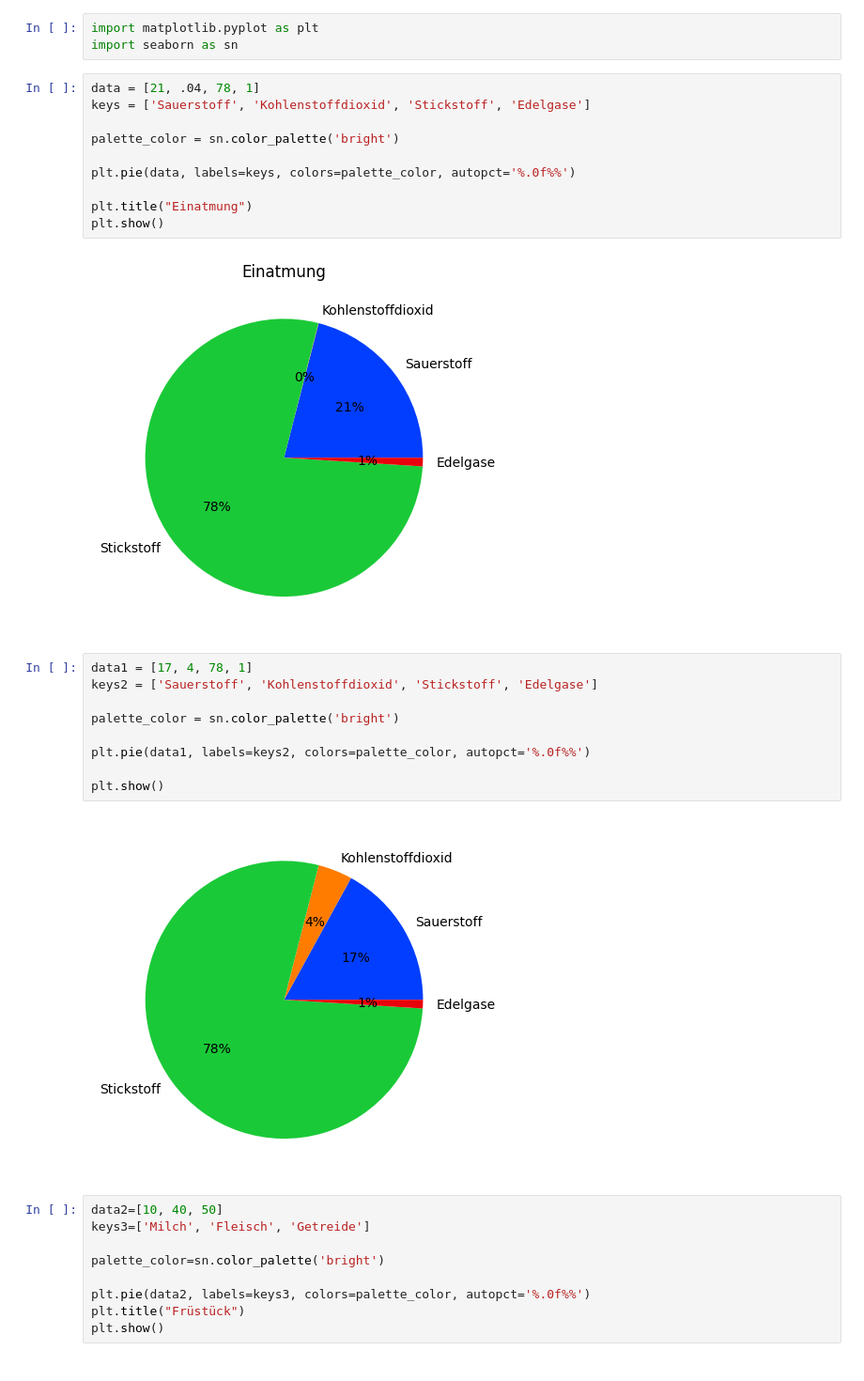
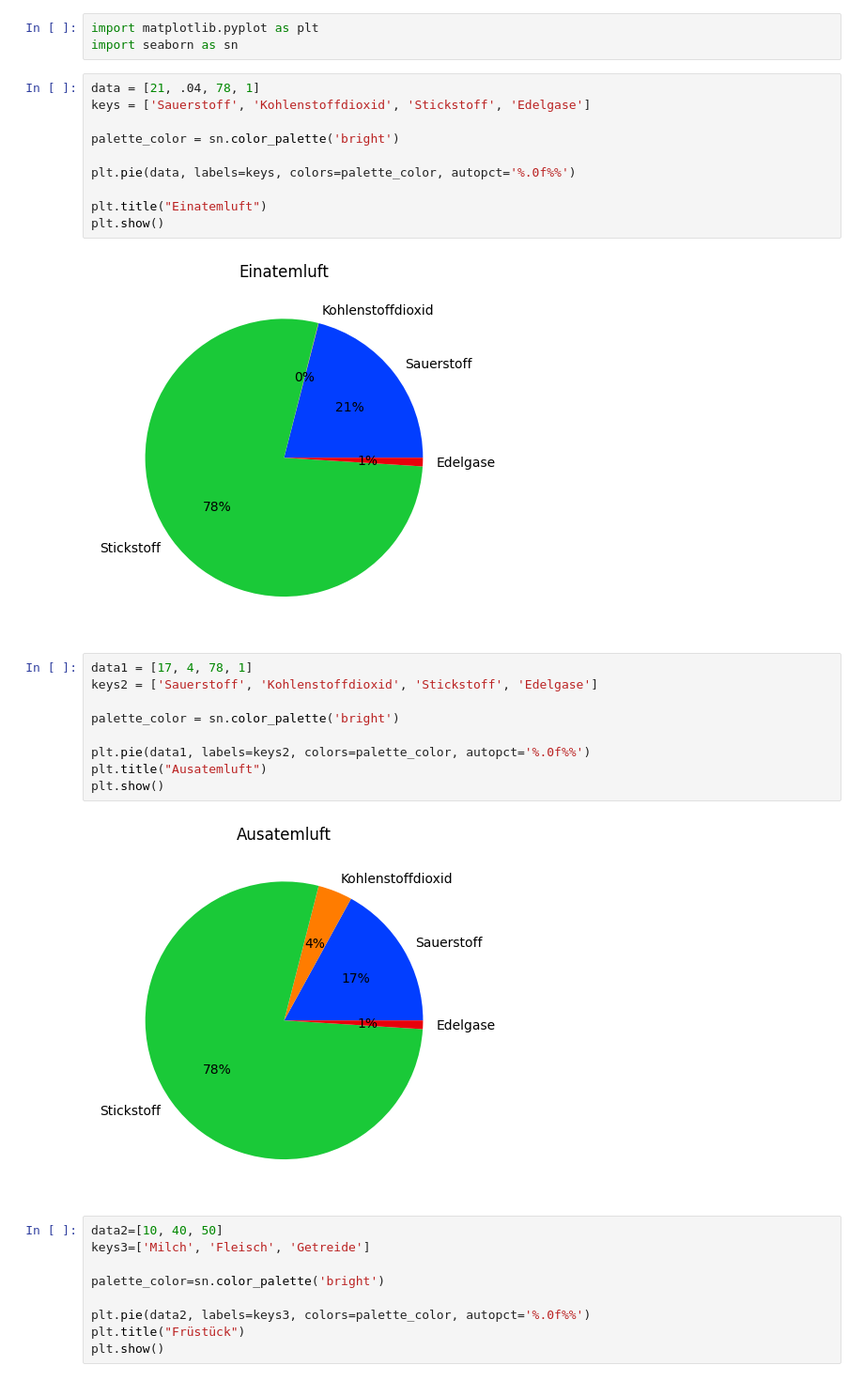
Before and after one commit to DonPedroDado/VSCode, a Jupyter notebook: biologie.ipynb, the cells around one changed output. Shown: that part at 94% size. Saved outputs shown, nothing was run; the diff lists cells and outputs as text.

```diff
--- a/biologie.ipynb
+++ b/biologie.ipynb
@@ -9,21 +9,21 @@ palette_color = sn.color_palette('bright')
 
 plt.pie(data, labels=keys, colors=palette_color, autopct='%.0f%%')
 
-plt.title("Einatmung")
+plt.title("Einatemluft")
 plt.show()
 # %% [output]
-[figure, old version]
+[figure, new version]
 # %%
 data1 = [17, 4, 78, 1]
 keys2 = ['Sauerstoff', 'Kohlenstoffdioxid', 'Stickstoff', 'Edelgase']
 
 palette_color = sn.color_palette('bright')
 
 plt.pie(data1, labels=keys2, colors=palette_color, autopct='%.0f%%')
-
+plt.title("Ausatemluft")
 plt.show()
 # %% [output]
-[figure, old version]
+[figure, new version]
 # %%
 data2=[10, 40, 50]
 keys3=['Milch', 'Fleisch', 'Getreide']
```
